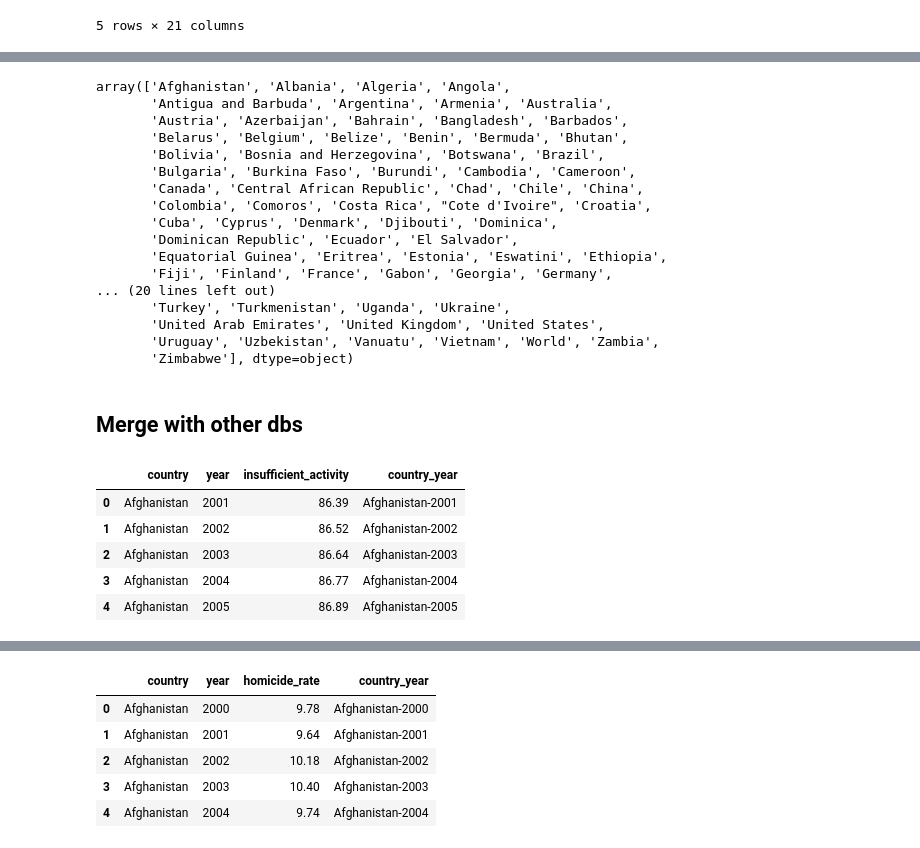
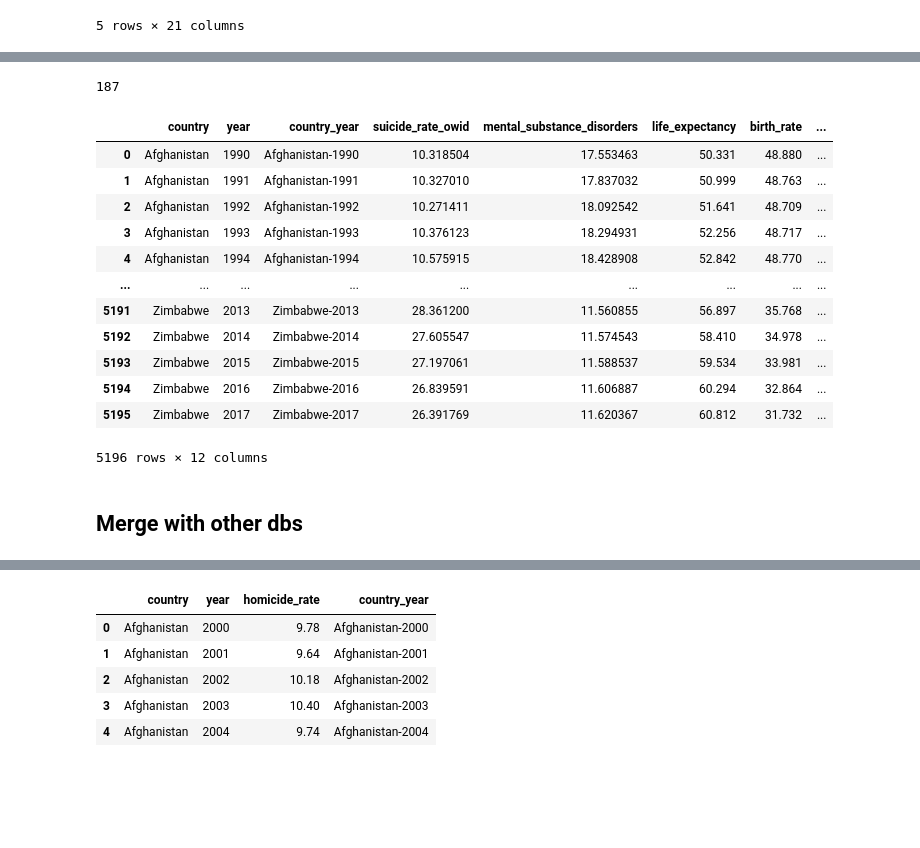
Before and after one commit to anajuarezar/Suicide-Analysis, a Jupyter notebook: data/OWID_WB_clean_dbs.ipynb, the cells around one changed output, grey strips where cells are left out. Drawn from its saved outputs; the diff is of its cells as text; code cells hidden in the pictures; blank space fills up the shorter version.

Commit message:
database clean final 2.0

```diff
--- a/data/OWID_WB_clean_dbs.ipynb
+++ b/data/OWID_WB_clean_dbs.ipynb
@@ -104,37 +104,30 @@ db_complete["country"].nunique()
 # %%
-db_complete["country"].unique()
+db_complete["country"].nunique()
 # %% [output]
-array(['Afghanistan', 'Albania', 'Algeria', 'Angola',
-       'Antigua and Barbuda', 'Argentina', 'Armenia', 'Australia',
-       'Austria', 'Azerbaijan', 'Bahrain', 'Bangladesh', 'Barbados',
-       'Belarus', 'Belgium', 'Belize', 'Benin', 'Bermuda', 'Bhutan',
-       'Bolivia', 'Bosnia and Herzegovina', 'Botswana', 'Brazil',
-       'Bulgaria', 'Burkina Faso', 'Burundi', 'Cambodia', 'Cameroon',
-       'Canada', 'Central African Republic', 'Chad', 'Chile', 'China',
-       'Colombia', 'Comoros', 'Costa Rica', "Cote d'Ivoire", 'Croatia',
-       'Cuba', 'Cyprus', 'Denmark', 'Djibouti', 'Dominica',
-       'Dominican Republic', 'Ecuador', 'El Salvador',
-       'Equatorial Guinea', 'Eritrea', 'Estonia', 'Eswatini', 'Ethiopia',
-       'Fiji', 'Finland', 'France', 'Gabon', 'Georgia', 'Germany',
-... (20 lines left out)
-       'Turkey', 'Turkmenistan', 'Uganda', 'Ukraine',
-       'United Arab Emirates', 'United Kingdom', 'United States',
-       'Uruguay', 'Uzbekistan', 'Vanuatu', 'Vietnam', 'World', 'Zambia',
-       'Zimbabwe'], dtype=object)
+187
 # %%
 db_complete.to_csv("clean/extract_owid_and_wb.csv", index=False)
+# %%
+db_complete
+# %% [output]
+|  | country | year | country_year | suicide_rate_owid | mental_substance_disorders | life_expectancy | birth_rate | ... |
+| 0 | Afghanistan | 1990 | Afghanistan-1990 | 10.318504 | 17.553463 | 50.331 | 48.880 | ... |
+| 1 | Afghanistan | 1991 | Afghanistan-1991 | 10.327010 | 17.837032 | 50.999 | 48.763 | ... |
+| 2 | Afghanistan | 1992 | Afghanistan-1992 | 10.271411 | 18.092542 | 51.641 | 48.709 | ... |
+| 3 | Afghanistan | 1993 | Afghanistan-1993 | 10.376123 | 18.294931 | 52.256 | 48.717 | ... |
+| 4 | Afghanistan | 1994 | Afghanistan-1994 | 10.575915 | 18.428908 | 52.842 | 48.770 | ... |
+| ... | ... | ... | ... | ... | ... | ... | ... | ... |
+| 5191 | Zimbabwe | 2013 | Zimbabwe-2013 | 28.361200 | 11.560855 | 56.897 | 35.768 | ... |
+| 5192 | Zimbabwe | 2014 | Zimbabwe-2014 | 27.605547 | 11.574543 | 58.410 | 34.978 | ... |
+| 5193 | Zimbabwe | 2015 | Zimbabwe-2015 | 27.197061 | 11.588537 | 59.534 | 33.981 | ... |
+| 5194 | Zimbabwe | 2016 | Zimbabwe-2016 | 26.839591 | 11.606887 | 60.294 | 32.864 | ... |
+| 5195 | Zimbabwe | 2017 | Zimbabwe-2017 | 26.391769 | 11.620367 | 60.812 | 31.732 | ... |
+5196 rows × 12 columns
 # %% [markdown]
 ## Merge with other dbs
 # %%
 # Set CSV input file path
-activity_path = os.path.join('clean/extract_insufficient_activity.csv')
+#activity_path = os.path.join('clean/extract_insufficient_activity.csv')
 # Read CSV to DataFrame
-activity_df = pd.read_csv(activity_path)
-activity_df.head()
+#activity_df = pd.read_csv(activity_path)
+#activity_df.head()
-# %% [output]
-|  | country | year | insufficient_activity | country_year |
-| 0 | Afghanistan | 2001 | 86.39 | Afghanistan-2001 |
-| 1 | Afghanistan | 2002 | 86.52 | Afghanistan-2002 |
-| 2 | Afghanistan | 2003 | 86.64 | Afghanistan-2003 |
-| 3 | Afghanistan | 2004 | 86.77 | Afghanistan-2004 |
-| 4 | Afghanistan | 2005 | 86.89 | Afghanistan-2005 |
```
Also changed, not shown: parts of 22 cells of this notebook, 2 other files.
